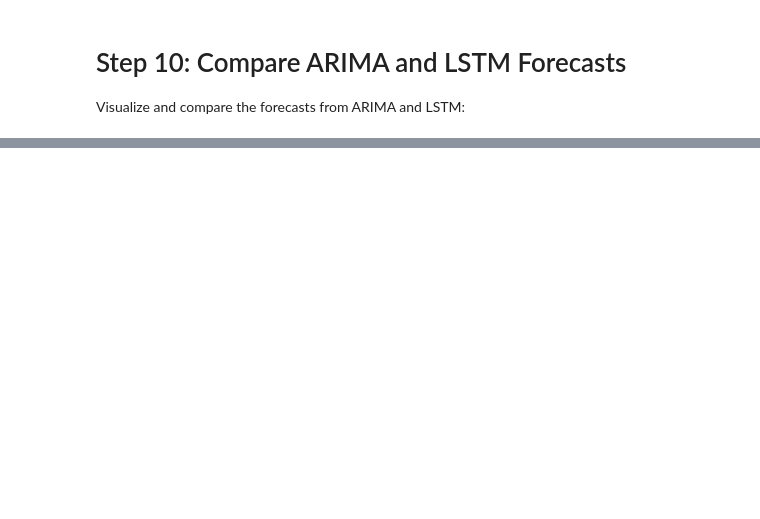
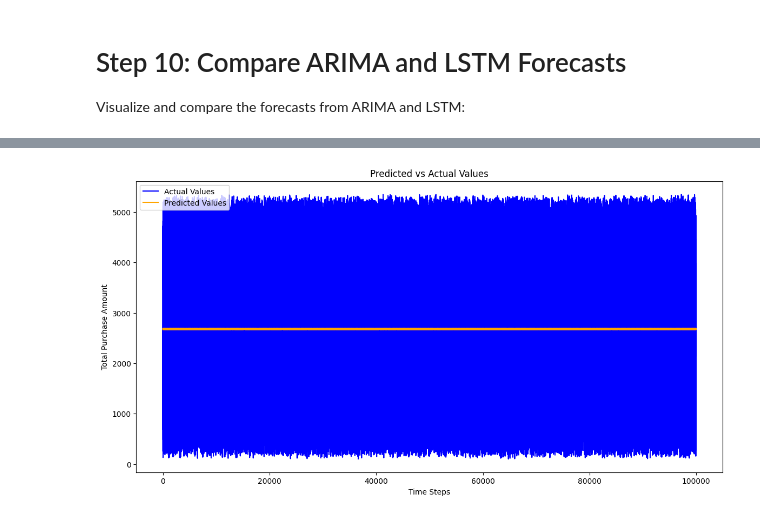
Before and after one commit to sandeeppandey1108/E-commerce-Customer-Behavior-and-Churn-Forecasting, a Jupyter notebook: Code.ipynb, the cells around one changed output, grey strips where cells are left out. Drawn from its saved outputs; the diff is of its cells as text; code cells hidden in the pictures; blank space fills up the shorter version.

```diff
--- a/Code.ipynb
+++ b/Code.ipynb
@@ -206,0 +425,16 @@ plt.show()
+# %%
+# Get the best hyperparameters
+best_hps = tuner.get_best_hyperparameters(num_trials=1)[0]
+
+# Print the optimal number of units
+print(f"The optimal number of units is: {best_hps.get('units')}")
+
+# Build the best model with the optimal hyperparameters
+best_model = tuner.hypermodel.build(best_hps)
+
+# Train the best model
+best_model.fit(X_train, y_train, epochs=50, validation_split=0.2)
+
+# Evaluate the best model
+loss = best_model.evaluate(X_test, y_test)
+print(f"Test Loss: {loss}")
@@ -206,0 +459,20 @@ plt.show()
+# %%
+import matplotlib.pyplot as plt
+
+# Make predictions on the test set
+y_pred = best_model.predict(X_test)
+
+# Inverse transform the predictions and actual values back to original scale
+y_pred_inverse = scaler.inverse_transform(y_pred)
+y_test_inverse = scaler.inverse_transform(y_test.reshape(-1, 1))
+
+# Plotting
+plt.figure(figsize=(14, 7))
+plt.plot(y_test_inverse, label='Actual Values', color='blue')
+plt.plot(y_pred_inverse, label='Predicted Values', color='orange')
+plt.title('Predicted vs Actual Values')
+plt.xlabel('Time Steps')
+plt.ylabel('Total Purchase Amount')
+plt.legend()
+plt.show()
+# %% [output]
@@ -206,0 +480 @@ plt.show()
+[figure, added]
```
Also changed, not shown: parts of 17 cells of this notebook, 19 other files.
